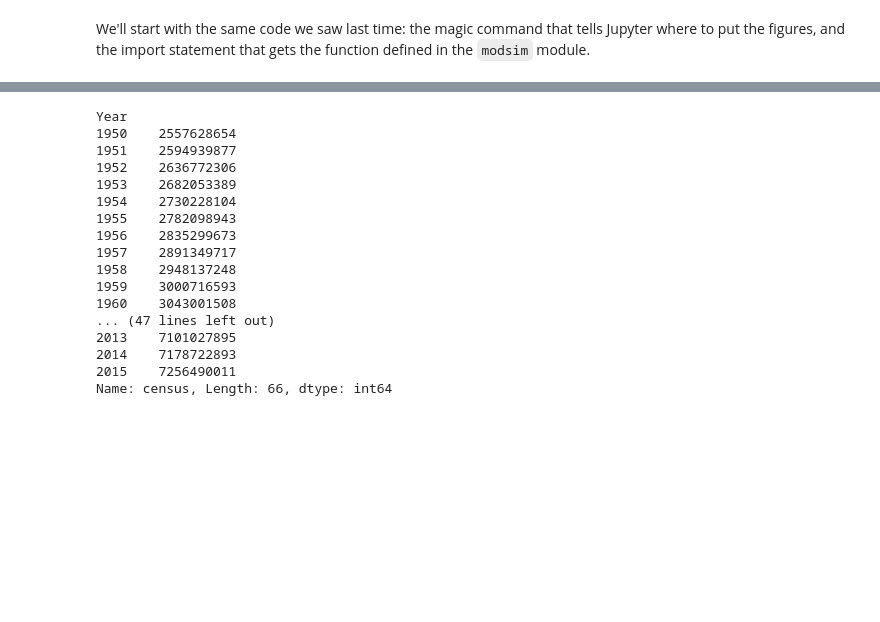
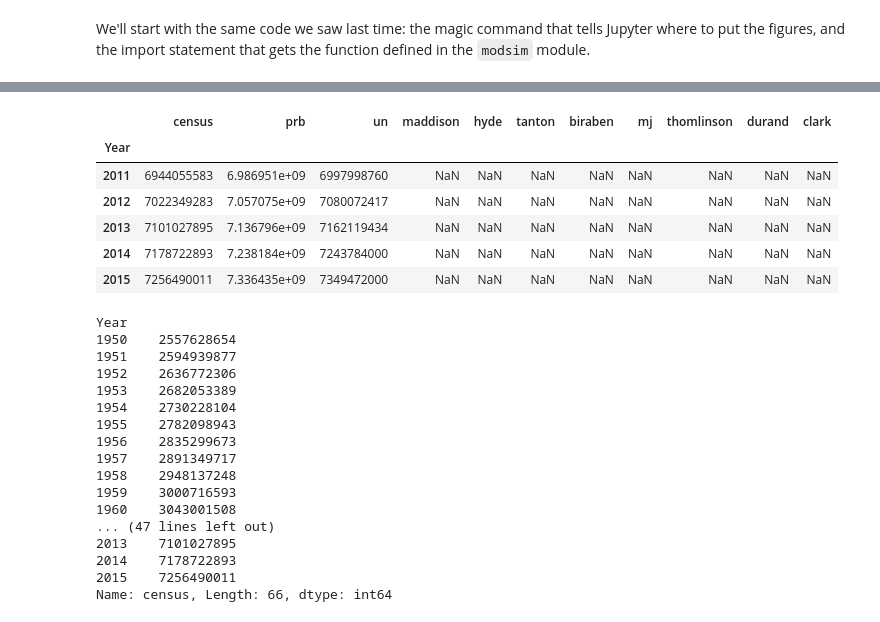
Before and after one commit to AllenDowney/ModSimPy, a Jupyter notebook: code/chap03.ipynb, the cells around one changed output, grey strips where cells are left out. Cells and saved outputs as stored; diff of their text form; code cells hidden in the pictures; blank space fills up the shorter version.

```diff
--- a/code/chap03.ipynb
+++ b/code/chap03.ipynb
@@ -23,5 +23,8 @@ from modsim import *
 # %%
 from pandas import read_html
 # %%
-url = 'https://en.wikipedia.org/wiki/World_population_estimates'
-dfs = read_html(url, header=0, index_col=0, decimal='M')
+# The data directory contains a downloaded copy of
+# https://en.wikipedia.org/wiki/World_population_estimates
+
+filename = 'data/World_population_estimates.html'
+dfs = read_html(filename, header=0, index_col=0, decimal='M')
@@ -50,4 +39,14 @@ df2.head()
 | 1952 | 2636772306 | NaN | 2619292068 | 2.617949e+09 | NaN | ... |
 | 1953 | 2682053389 | NaN | 2665865392 | 2.665959e+09 | NaN | ... |
 | 1954 | 2730228104 | NaN | 2713172027 | 2.716927e+09 | NaN | ... |
+# %%
+df2.tail()
+# %% [output]
+|  | census | prb | un | maddison | hyde | tanton | biraben | mj | thomlinson | durand | clark |
+| Year |  |  |  |  |  |  |  |  |  |  |  |
+| 2011 | 6944055583 | 6.986951e+09 | 6997998760 | NaN | NaN | NaN | NaN | NaN | NaN | NaN | NaN |
+| 2012 | 7022349283 | 7.057075e+09 | 7080072417 | NaN | NaN | NaN | NaN | NaN | NaN | NaN | NaN |
+| 2013 | 7101027895 | 7.136796e+09 | 7162119434 | NaN | NaN | NaN | NaN | NaN | NaN | NaN | NaN |
+| 2014 | 7178722893 | 7.238184e+09 | 7243784000 | NaN | NaN | NaN | NaN | NaN | NaN | NaN | NaN |
+| 2015 | 7256490011 | 7.336435e+09 | 7349472000 | NaN | NaN | NaN | NaN | NaN | NaN | NaN | NaN |
 # %%
```
Also changed, not shown: parts of 54 cells of this notebook, 2 other files.
